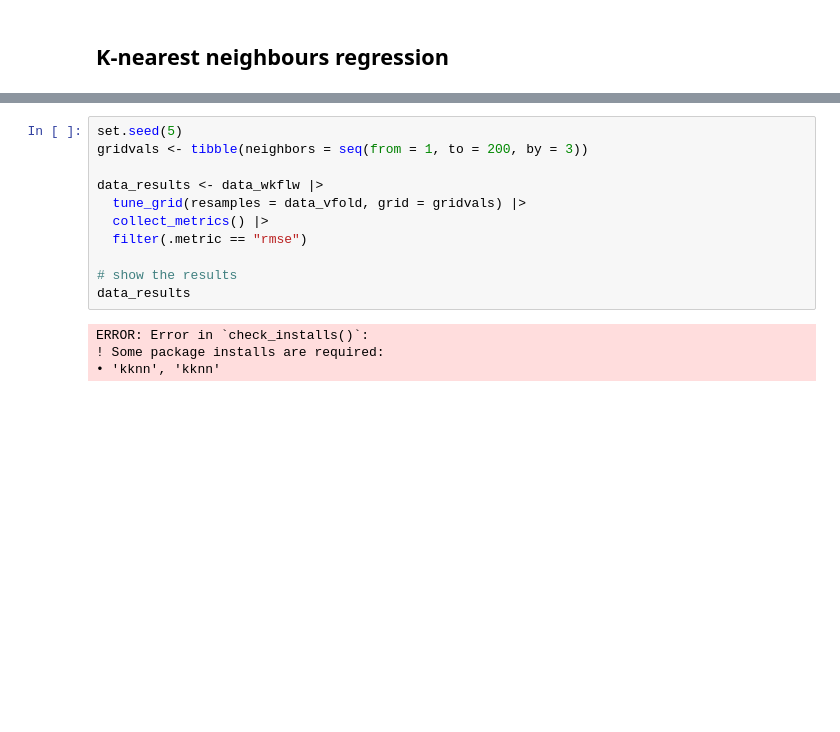
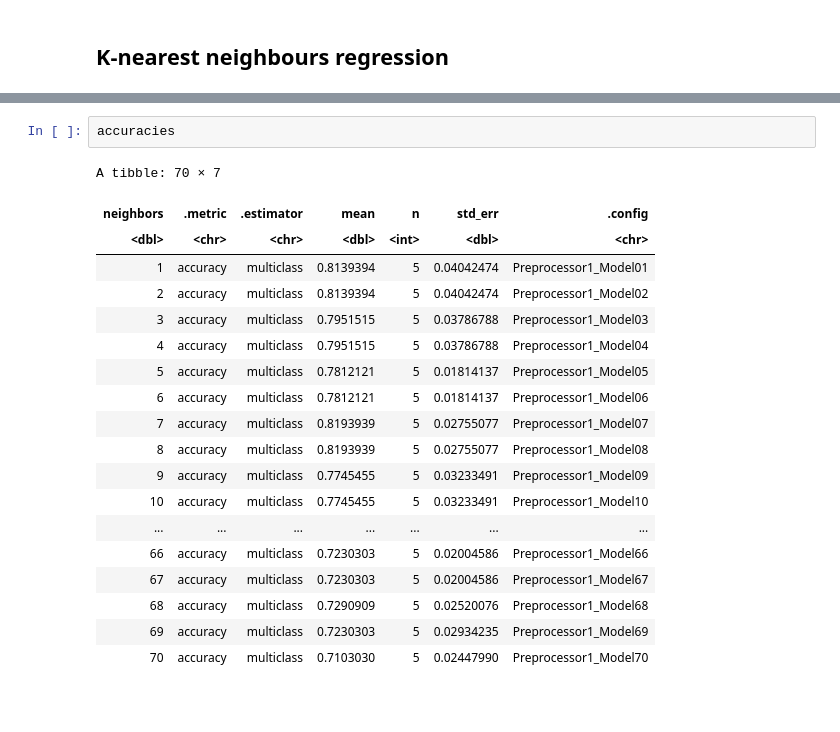
Before and after one commit to DSCI-310-2024/dsci-310_group-5_predicting-wine-cultivars, a Jupyter notebook: analysis/predicting_wine_cultivars.ipynb, the cells around one changed output, grey strips where cells are left out. Saved outputs shown, nothing was run; the diff lists cells and outputs as text; blank space fills up the shorter version.

```diff
--- a/analysis/predicting_wine_cultivars.ipynb
+++ b/analysis/predicting_wine_cultivars.ipynb
@@ -273,17 +254,24 @@ Computational engine: kknn
 # %%
-set.seed(5)
-gridvals <- tibble(neighbors = seq(from = 1, to = 200, by = 3))
-
-data_results <- data_wkflw |>
-  tune_grid(resamples = data_vfold, grid = gridvals) |>
-  collect_metrics() |>
-  filter(.metric == "rmse")
-
-# show the results
-data_results
+accuracies
 # %% [output]
-ERROR: Error in `check_installs()`:
-! Some package installs are required:
-• 'kknn', 'kknn'
+A tibble: 70 × 7
+| neighbors | .metric | .estimator | mean | n | std_err | .config |
+| <dbl> | <chr> | <chr> | <dbl> | <int> | <dbl> | <chr> |
+| 1 | accuracy | multiclass | 0.8139394 | 5 | 0.04042474 | Preprocessor1_Model01 |
+| 2 | accuracy | multiclass | 0.8139394 | 5 | 0.04042474 | Preprocessor1_Model02 |
+| 3 | accuracy | multiclass | 0.7951515 | 5 | 0.03786788 | Preprocessor1_Model03 |
+| 4 | accuracy | multiclass | 0.7951515 | 5 | 0.03786788 | Preprocessor1_Model04 |
+| 5 | accuracy | multiclass | 0.7812121 | 5 | 0.01814137 | Preprocessor1_Model05 |
+| 6 | accuracy | multiclass | 0.7812121 | 5 | 0.01814137 | Preprocessor1_Model06 |
+| 7 | accuracy | multiclass | 0.8193939 | 5 | 0.02755077 | Preprocessor1_Model07 |
+| 8 | accuracy | multiclass | 0.8193939 | 5 | 0.02755077 | Preprocessor1_Model08 |
+| 9 | accuracy | multiclass | 0.7745455 | 5 | 0.03233491 | Preprocessor1_Model09 |
+| 10 | accuracy | multiclass | 0.7745455 | 5 | 0.03233491 | Preprocessor1_Model10 |
+| ... | ... | ... | ... | ... | ... | ... |
+| 66 | accuracy | multiclass | 0.7230303 | 5 | 0.02004586 | Preprocessor1_Model66 |
+| 67 | accuracy | multiclass | 0.7230303 | 5 | 0.02004586 | Preprocessor1_Model67 |
+| 68 | accuracy | multiclass | 0.7290909 | 5 | 0.02520076 | Preprocessor1_Model68 |
+| 69 | accuracy | multiclass | 0.7230303 | 5 | 0.02934235 | Preprocessor1_Model69 |
+| 70 | accuracy | multiclass | 0.7103030 | 5 | 0.02447990 | Preprocessor1_Model70 |
 # %% [markdown]
 <br>
```
Also changed, not shown: parts of 9 cells of this notebook, 1 other file.
